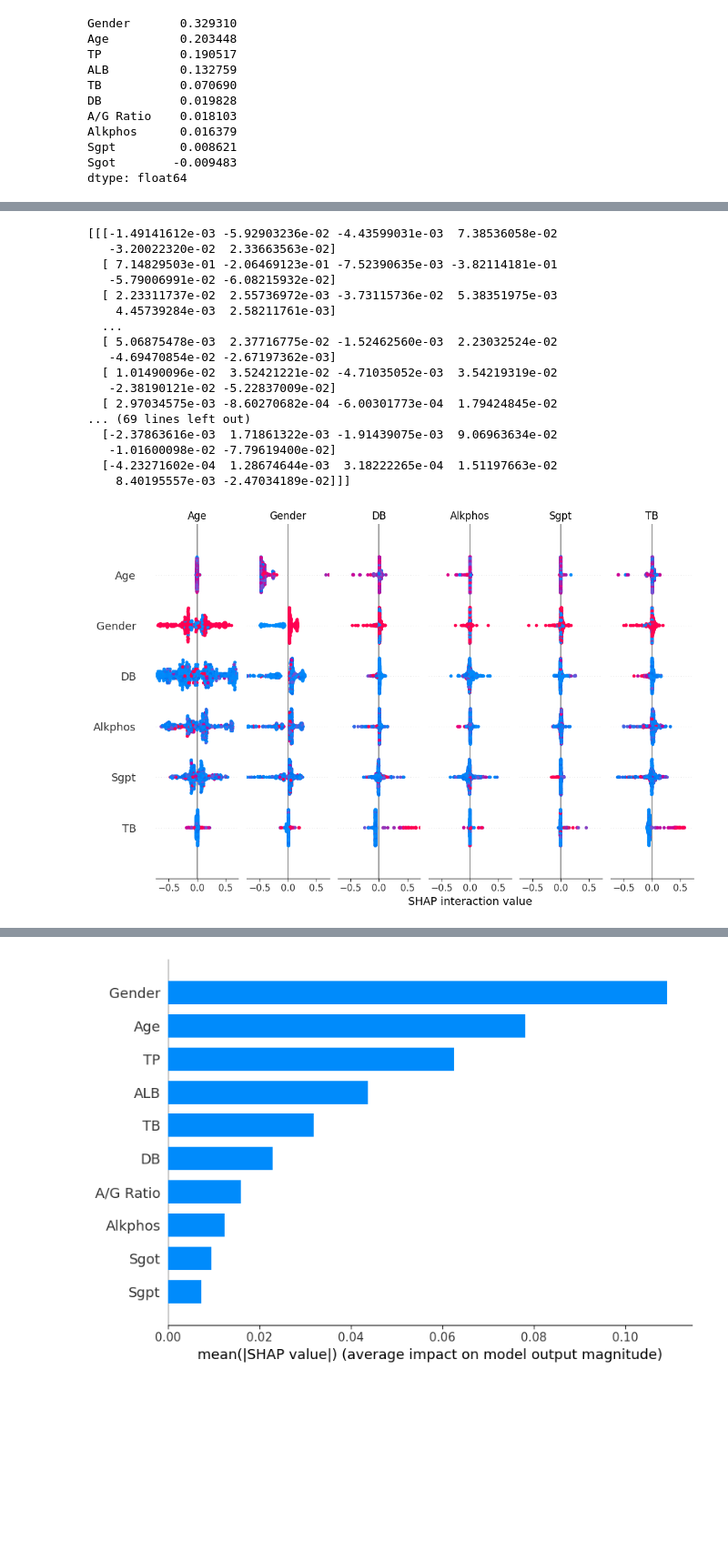
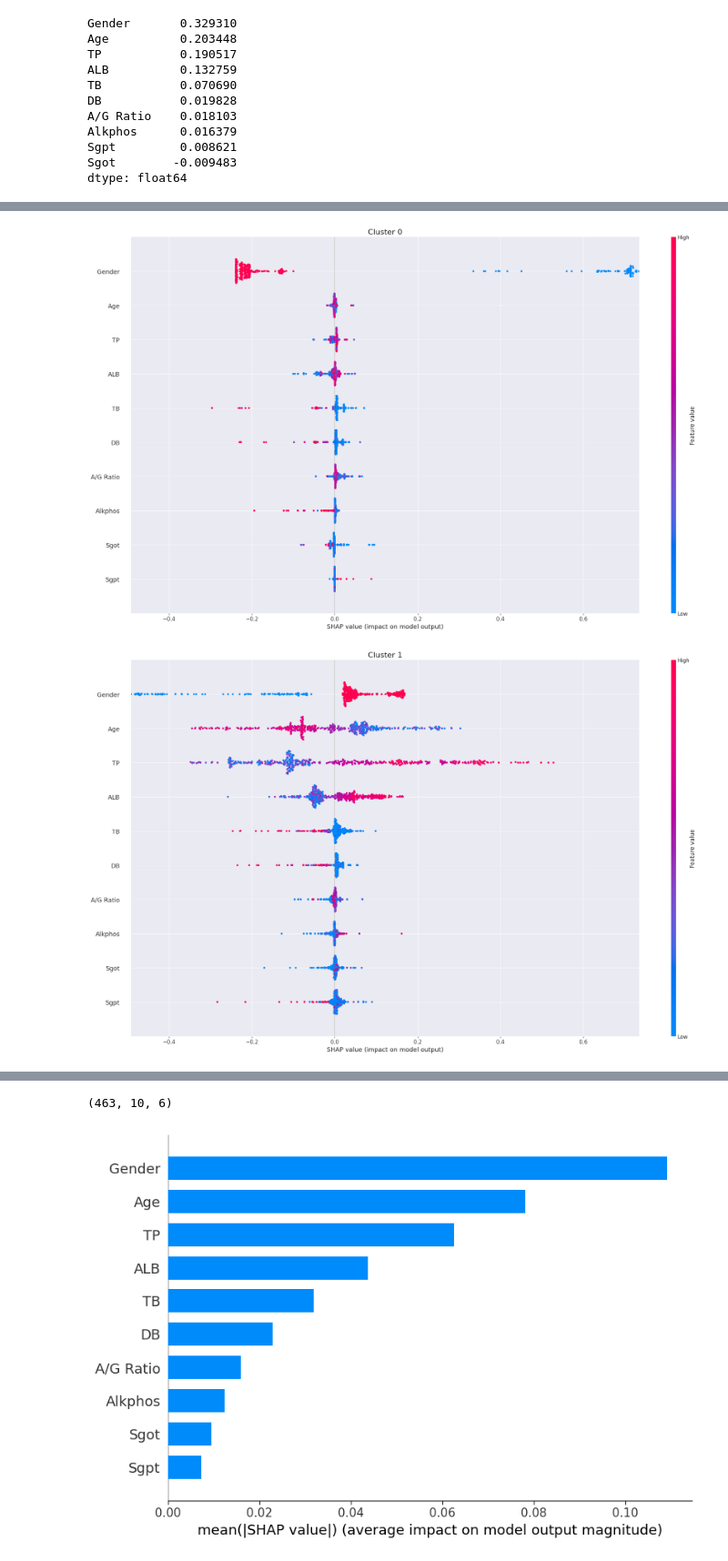
Before and after one commit to Filippo-Corti/ExplainableClustering, a Jupyter notebook: shap_analysis.ipynb, the cells around one changed output, grey strips where cells are left out. Shown at 91% size. Saved outputs shown, nothing was run; the diff lists cells and outputs as text; code cells hidden in the pictures; blank space fills up the shorter version.

Commit message:
better SHAP plots

```diff
--- a/shap_analysis.ipynb
+++ b/shap_analysis.ipynb
@@ -276,28 +276,33 @@ plt.show()
 # %%
 explainer = shap.TreeExplainer(rf)
-shap_values = explainer.shap_values(X_train_enc)
+shap_values = explainer(X_train_enc)
 
-print(shap_values)
-# Summary plot for cluster 0 vs rest
-shap.summary_plot(shap_values, X_train_enc)
+# Determine global feature order based on mean absolute SHAP values across all clusters
+mean_abs_shap = np.abs(shap_values.values).mean(axis=0).mean(axis=1)
+feature_order = np.argsort(mean_abs_shap)[::-1]  # Descending order
 
-# https://www.aidancooper.co.uk/a-non-technical-guide-to-interpreting-shap-analyses/
+# Determine global axis limits
+all_shap_values = shap_values.values.reshape(-1, shap_values.values.shape[1])
+global_min = all_shap_values.min()
+global_max = all_shap_values.max()
+
+for i in range(6):
+    plt.figure(figsize=(20, 12))
+
+    shap.plots.beeswarm(
+        shap_values[:, :, i],
+        max_display=10,
+        order=feature_order,
+        plot_size=(20, 12),
+        show=False
+    )
+
+    # Set consistent x-axis limits
+    plt.xlim(global_min, global_max)
+
+    plt.title(f"Cluster {i}", fontsize=16)
+    plt.tight_layout()
+    plt.show()
 # %% [output]
-[[[-1.49141612e-03 -5.92903236e-02 -4.43599031e-03  7.38536058e-02
-   -3.20022320e-02  2.33663563e-02]
-  [ 7.14829503e-01 -2.06469123e-01 -7.52390635e-03 -3.82114181e-01
-   -5.79006991e-02 -6.08215932e-02]
-  [ 2.23311737e-02  2.55736972e-03 -3.73115736e-02  5.38351975e-03
-    4.45739284e-03  2.58211761e-03]
-  ...
-  [ 5.06875478e-03  2.37716775e-02 -1.52462560e-03  2.23032524e-02
-   -4.69470854e-02 -2.67197362e-03]
-  [ 1.01490096e-02  3.52421221e-02 -4.71035052e-03  3.54219319e-02
-   -2.38190121e-02 -5.22837009e-02]
-  [ 2.97034575e-03 -8.60270682e-04 -6.00301773e-04  1.79424845e-02
-... (69 lines left out)
-  [-2.37863616e-03  1.71861322e-03 -1.91439075e-03  9.06963634e-02
-   -1.01600098e-02 -7.79619400e-02]
-  [-4.23271602e-04  1.28674644e-03  3.18222265e-04  1.51197663e-02
-    8.40195557e-03 -2.47034189e-02]]]
-[figure, old version]
+[figure, new version]
+[figure, added]
@@ -304,3 +313,7 @@ shap.summary_plot(shap_values, X_train_enc)
+# %%
+shap_values.shape
+# %% [output]
+(463, 10, 6)
 # %%
 # Convert list of arrays (one per class) into a single 3D array
 shap_values_array = np.stack(shap_values)  # shape: (n_classes, n_samples, n_features)
```
Also changed, not shown: parts of 3 cells of this notebook.
